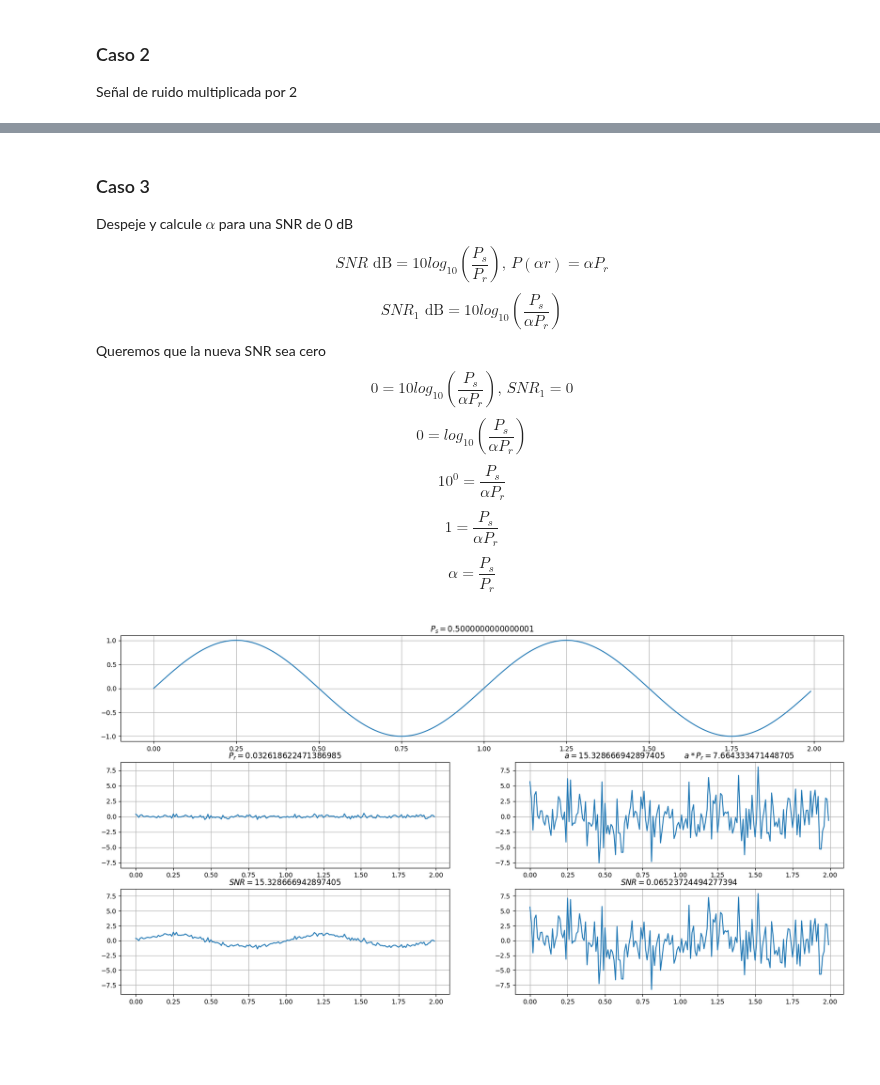
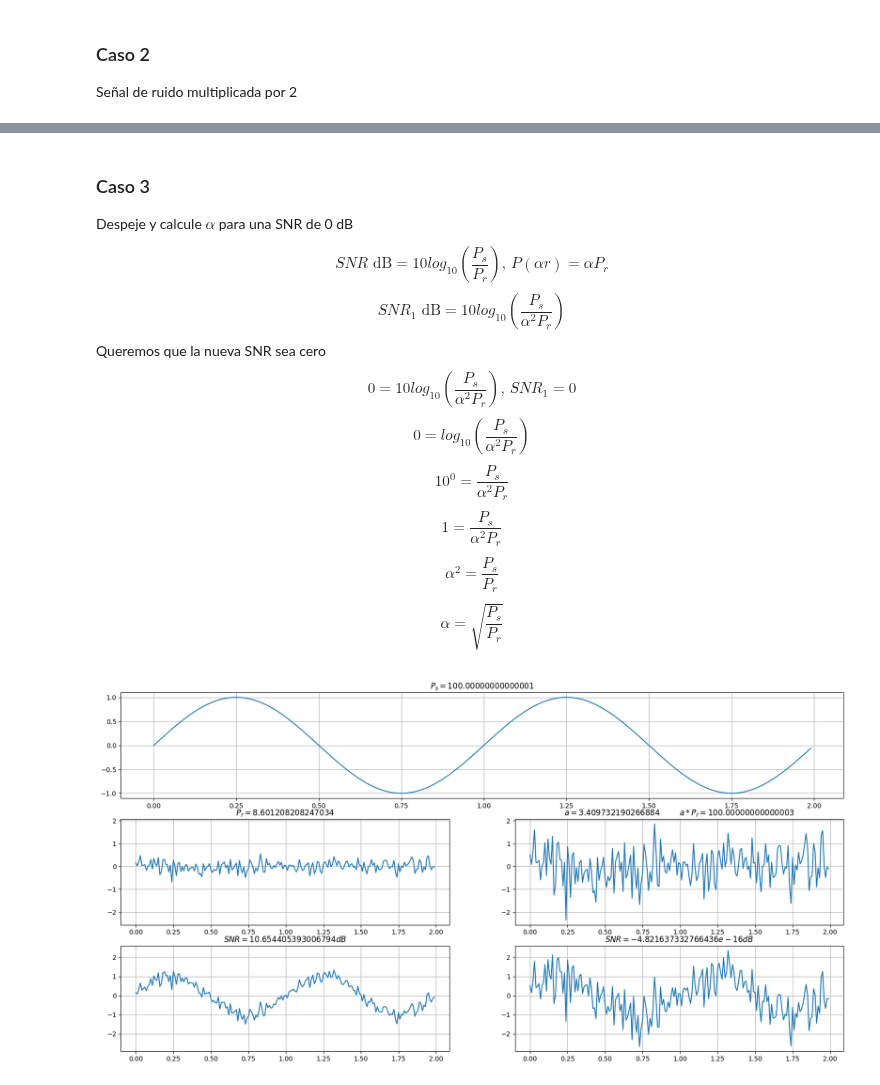
Before and after one commit to francoherg/PDS-2025, a Jupyter notebook: Practica/Guia1/1-8.ipynb, the cells around one changed output, grey strips where cells are left out. Saved outputs shown, nothing was run; the diff lists cells and outputs as text; code cells hidden in the pictures; blank space fills up the shorter version.

```diff
--- a/Practica/Guia1/1-8.ipynb
+++ b/Practica/Guia1/1-8.ipynb
@@ -26,7 +26,7 @@ def aleatoria(tini,tfin,fm,scale):
 Calcula la potencia de la senial
 '''
 def potencia(s):
-    return np.sum(np.pow(s,[2]*len(s)))/len(s)
+    return np.sum(np.pow(s,[2]*len(s)))
 
 tini = 0
 tfin = 2
@@ -99,13 +109,14 @@ plt.show()
 Despeje y calcule $\alpha$ para una SNR de 0 dB
 
 $$ SNR \text{ dB} = 10 log_{10} \left( \frac{P_s}{P_r} \right) \text{, } P(\alpha r) = \alpha P_r$$
-$$ SNR_1 \text{ dB} = 10 log_{10} \left( \frac{P_s}{\alpha P_r} \right) $$
+$$ SNR_1 \text{ dB} = 10 log_{10} \left( \frac{P_s}{\alpha^2 P_r} \right) $$
 Queremos que la nueva SNR sea cero
-$$ 0 = 10 log_{10} \left( \frac{P_s}{\alpha P_r} \right) \text{, } SNR_1 = 0 $$
-$$ 0 = log_{10} \left( \frac{P_s}{\alpha P_r} \right) $$
-$$ 10^0 = \frac{P_s}{\alpha P_r} $$
-$$ 1 = \frac{P_s}{\alpha P_r} $$
-$$ \alpha = \frac{P_s}{P_r} $$
+$$ 0 = 10 log_{10} \left( \frac{P_s}{\alpha^2 P_r} \right) \text{, } SNR_1 = 0 $$
+$$ 0 = log_{10} \left( \frac{P_s}{\alpha^2 P_r} \right) $$
+$$ 10^0 = \frac{P_s}{\alpha^2 P_r} $$
+$$ 1 = \frac{P_s}{\alpha^2 P_r} $$
+$$ \alpha^2 = \frac{P_s}{P_r} $$
+$$ \alpha = \sqrt{\frac{P_s}{P_r}} $$
 # %%
 tini = 0
 tfin = 2
@@ -126,35 +137,35 @@ ax1 = plt.subplot2grid((3,2), (1,0))
 ax2 = plt.subplot2grid((3,2), (2,0))
 ax3 = plt.subplot2grid((3,2), (1,1), sharey=ax1)
 ax4 = plt.subplot2grid((3,2), (2,1), sharey=ax2)
 
 ax0.grid()
 ax1.grid()
 ax2.grid()
 ax3.grid()
 ax4.grid()
 
 # senial
 ax0.plot(t,s)
 ax0.set_title(f"$P_s = {potencia(s)}$")
 
 # ruido 1
 ax1.plot(t,r)
 ax1.set_title(f"$P_r = {potencia(r)}$")
 
 # suma 1
 ax2.plot(t,s+r)
-ax2.set_title(f"$SNR = {potencia(s)/potencia(r)}$")
+ax2.set_title(f"$SNR = {10*np.log10(potencia(s)/potencia(r))} dB$")
 
 # ruido 2
-alpha = potencia(s)/potencia(r)                 # calculo de constante
-r2 = np.multiply([alpha]*(fm*(tfin-tini)), r)   # ruido escalado
+alpha = np.sqrt(potencia(s)/potencia(r))        # calculo de constante
+r2 = alpha*r                                    # ruido escalado
 ax3.plot(t,r2)
 ax3.set_title(f"$ a = {alpha}$        $a * P_r = {potencia(r2)}$")
 
 # suma 2
 ax4.plot(t,s+r2)
-ax4.set_title(f"$SNR = {potencia(s)/potencia(r2)}$")
+ax4.set_title(f"$SNR = {10*np.log10(potencia(s)/potencia(r2))} dB$")
 
 plt.show()
 # %% [output]
-[figure, old version]
+[figure, new version]
```
Also changed, not shown: parts of 2 cells of this notebook.
